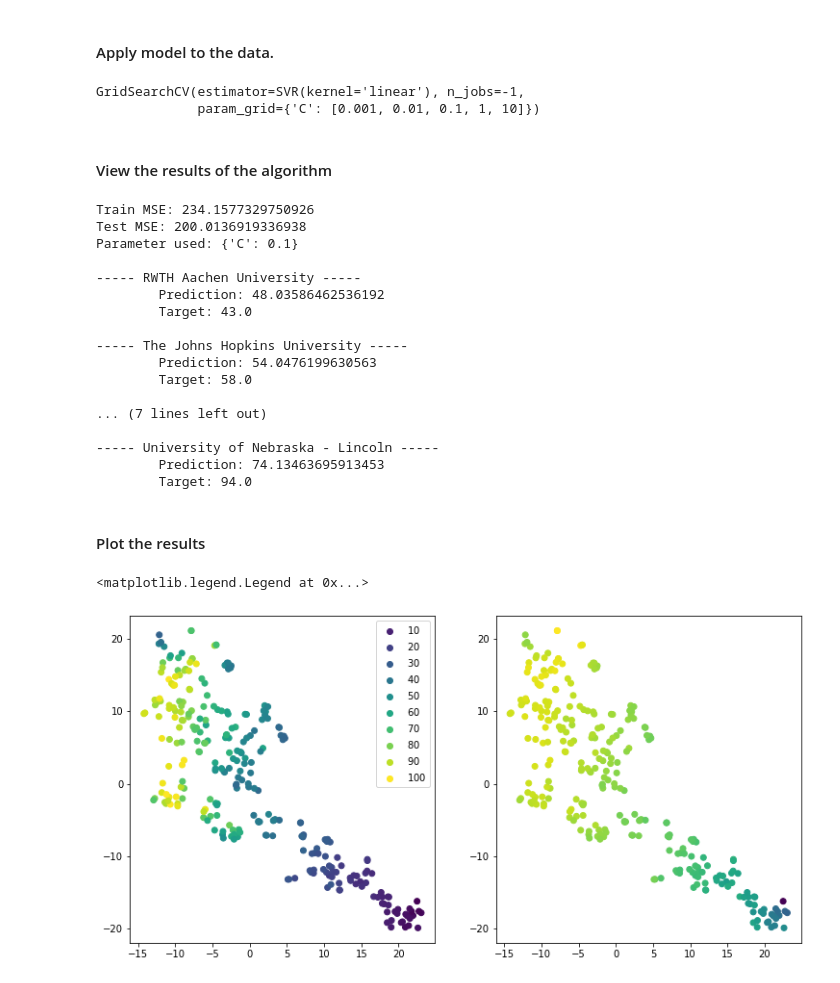
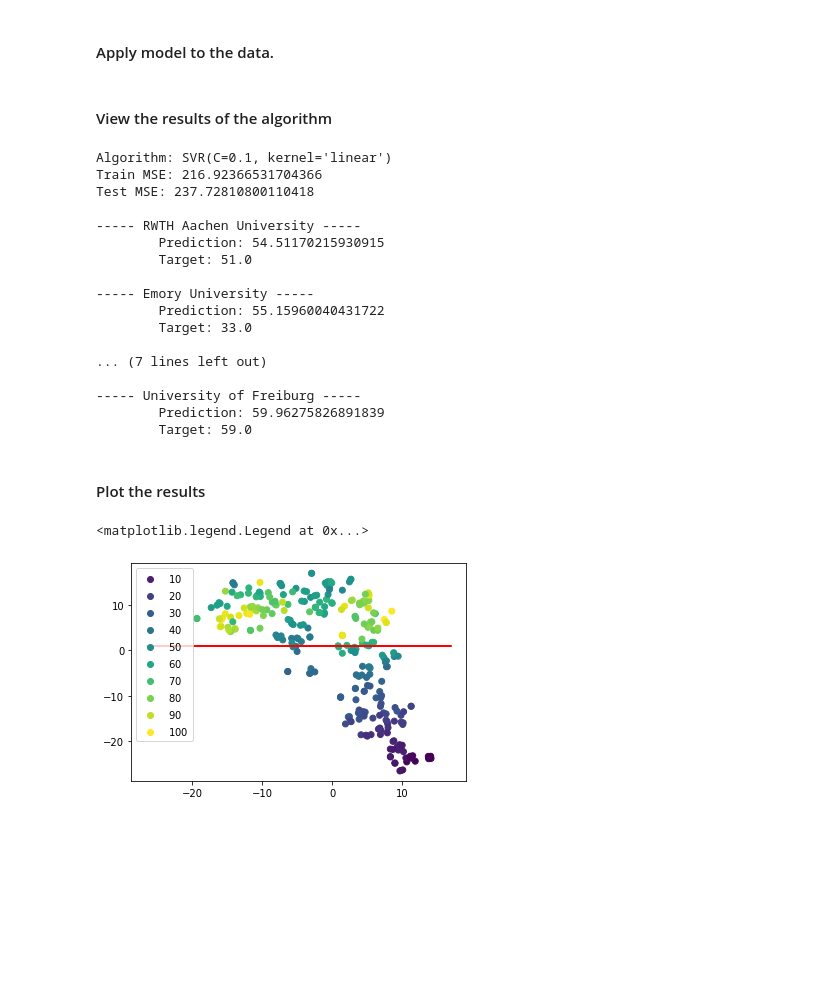
Before and after one commit to rohannakra/AI-Ranks-World-Universities, a Jupyter notebook: university_rankings.ipynb, the cells around one changed output. Cells and saved outputs as stored; diff of their text form; code cells hidden in the pictures; blank space fills up the shorter version.

Commit message:
Creating different plot.

```diff
--- a/university_rankings.ipynb
+++ b/university_rankings.ipynb
@@ -126,21 +127,20 @@ gs_params = {
     'n_jobs': -1,
 }
 
-svr = GridSearchCV(**gs_params)
+gs = GridSearchCV(**gs_params)
+gs.fit(X_train, y_train)
 
-svr.fit(X_train, y_train)
+svr = gs.best_estimator_
-# %% [output]
-GridSearchCV(estimator=SVR(kernel='linear'), n_jobs=-1,
-             param_grid={'C': [0.001, 0.01, 0.1, 1, 10]})
 # %% [markdown]
 #### View the results of the algorithm
 # %%
+print(f'Algorithm: {svr}')
+
 pred_train = svr.predict(X_train)
 pred_test = svr.predict(X_test)
 
 print(f'Train MSE: {mean_squared_error(pred_train, y_train)}')
 print(f'Test MSE: {mean_squared_error(pred_test, y_test)}')
-print(f'Parameter used: {svr.best_params_}')
 
 # NOTE: anything below 500 is an ideal MSE.
 
@@ -156,36 +156,37 @@ for index in indexes:
     print(f'\tPrediction: {svr.predict(X_test[index].reshape(1, -1))[0]}')
     print(f'\tTarget: {y_test[index]}')
 # %% [output]
-Train MSE: 234.1577329750926
-Test MSE: 200.0136919336938
-Parameter used: {'C': 0.1}
+Algorithm: SVR(C=0.1, kernel='linear')
+Train MSE: 216.92366531704366
+Test MSE: 237.72810800110418
 
 ----- RWTH Aachen University -----
-        Prediction: 48.03586462536192
-        Target: 43.0
+        Prediction: 54.51170215930915
+        Target: 51.0
 
------ The Johns Hopkins University -----
-        Prediction: 54.0476199630563
-        Target: 58.0
+----- Emory University -----
+        Prediction: 55.15960040431722
+        Target: 33.0
 
 ... (7 lines left out)
 
------ University of Nebraska - Lincoln -----
-        Prediction: 74.13463695913453
-        Target: 94.0
+----- University of Freiburg -----
+        Prediction: 59.96275826891839
+        Target: 59.0
 # %% [markdown]
 #### Plot the results
-# %%
-tsne = TSNE()
-
-X_test_trans = tsne.fit_transform(X_test)
-
-fig, (ax_1, ax_2) = plt.subplots(1, 2, figsize=(12.5, 6.25))
-
-# plot the data
-ax_1.scatter(X_test_trans[:, 0], X_test_trans[:, 1], c=y_test)
-ax_2.scatter(X_test_trans[:, 0], X_test_trans[:, 1], c=pred_test)
-ax_1.legend(*scatter_plot.legend_elements())
-# %% [output]
-<matplotlib.legend.Legend at 0x...>
-[figure, removed]
+# %%
+tsne = TSNE()
+
+X_test_trans = tsne.fit_transform(X_test)
+
+m = sorted(svr.coef_[0], reverse=True)[:2]    # get the most important features.
+b = svr.intercept_[0]
+loss = expit(X_test_trans * m + b)
+
+scatter = plt.scatter(X_test_trans[:, 0], X_test_trans[:, 1], c=y_test)
+plt.plot(X_test_trans, loss, c='red')
+plt.legend(*scatter.legend_elements())
+# %% [output]
+<matplotlib.legend.Legend at 0x...>
+[figure, added]
```
Also changed, not shown: parts of 1 cell of this notebook.
